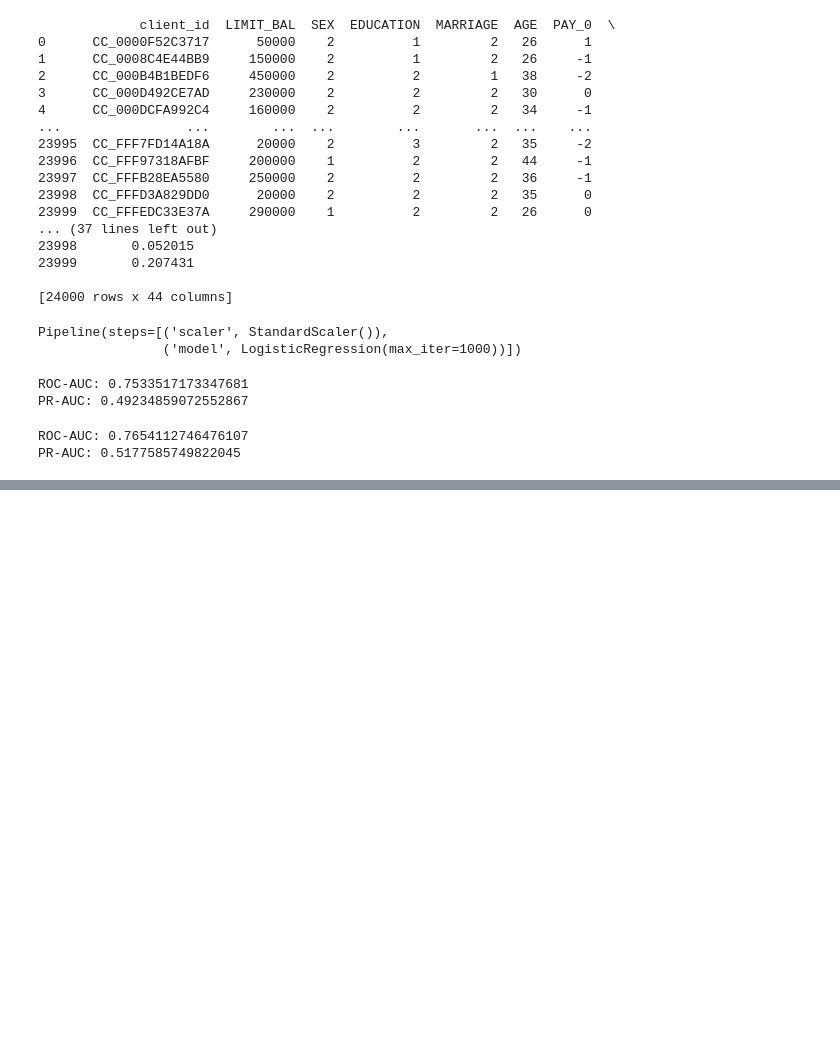
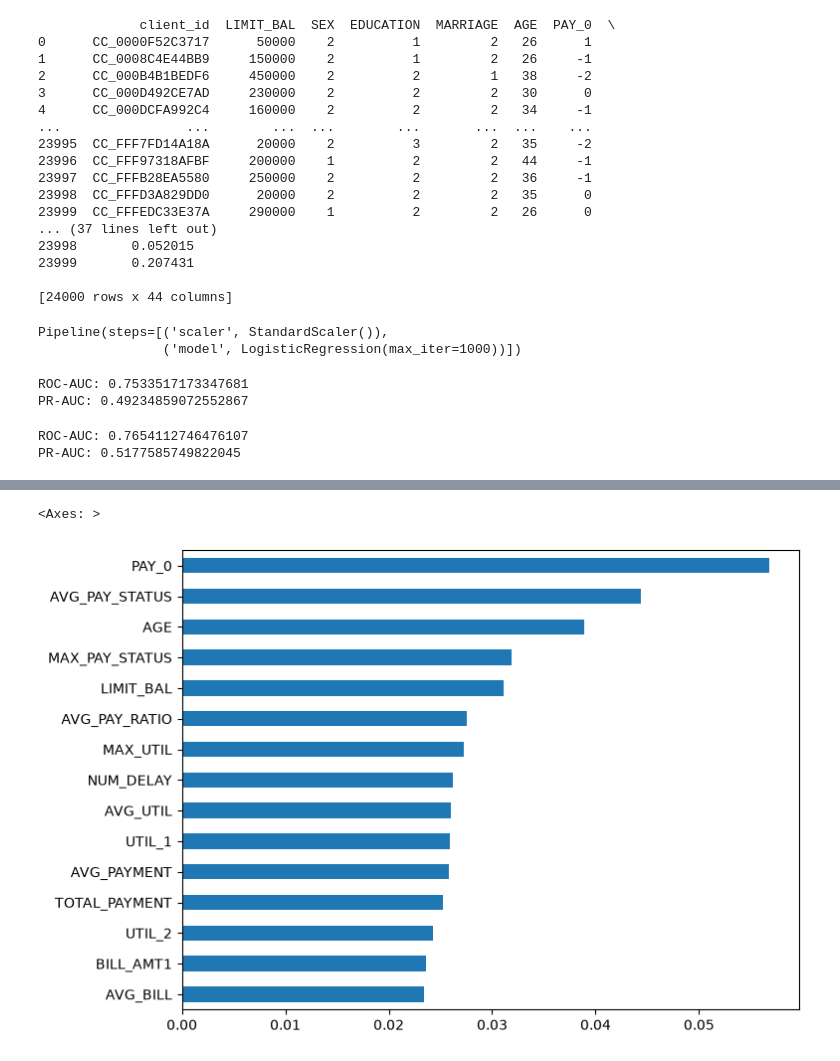
Before and after one commit to dayansyahz/pandans-kaya, a Jupyter notebook: analysis.ipynb, the cells around one changed output, grey strips where cells are left out. Saved outputs shown, nothing was run; the diff lists cells and outputs as text; code cells hidden in the pictures; blank space fills up the shorter version.

```diff
--- a/analysis.ipynb
+++ b/analysis.ipynb
@@ -381,3 +381,10 @@ print(
 # %% [output]
 ROC-AUC: 0.7654112746476107
 PR-AUC: 0.5177585749822045
+# %%
+importance = pd.Series(
+    rf.feature_importances_,
+    index=x_train_fe.columns
+).sort_values(ascending=False)
+
+print(importance.head(15))
@@ -383,0 +408,8 @@ PR-AUC: 0.5177585749822045
+# %%
+importance.head(15).sort_values().plot(
+    kind="barh",
+    figsize=(8, 6)
+)
+# %% [output]
+<Axes: >
+[figure, added]
```
Also changed, not shown: parts of 2 cells of this notebook.
